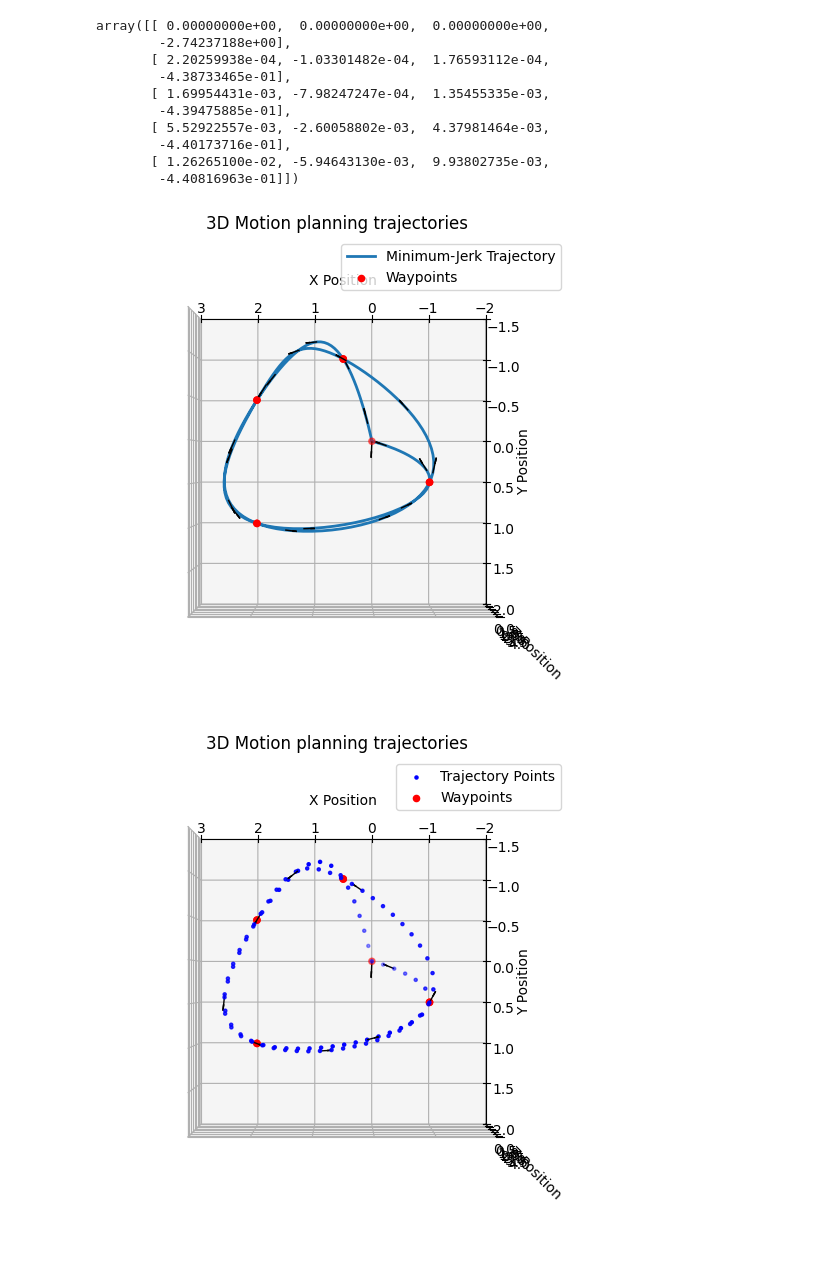
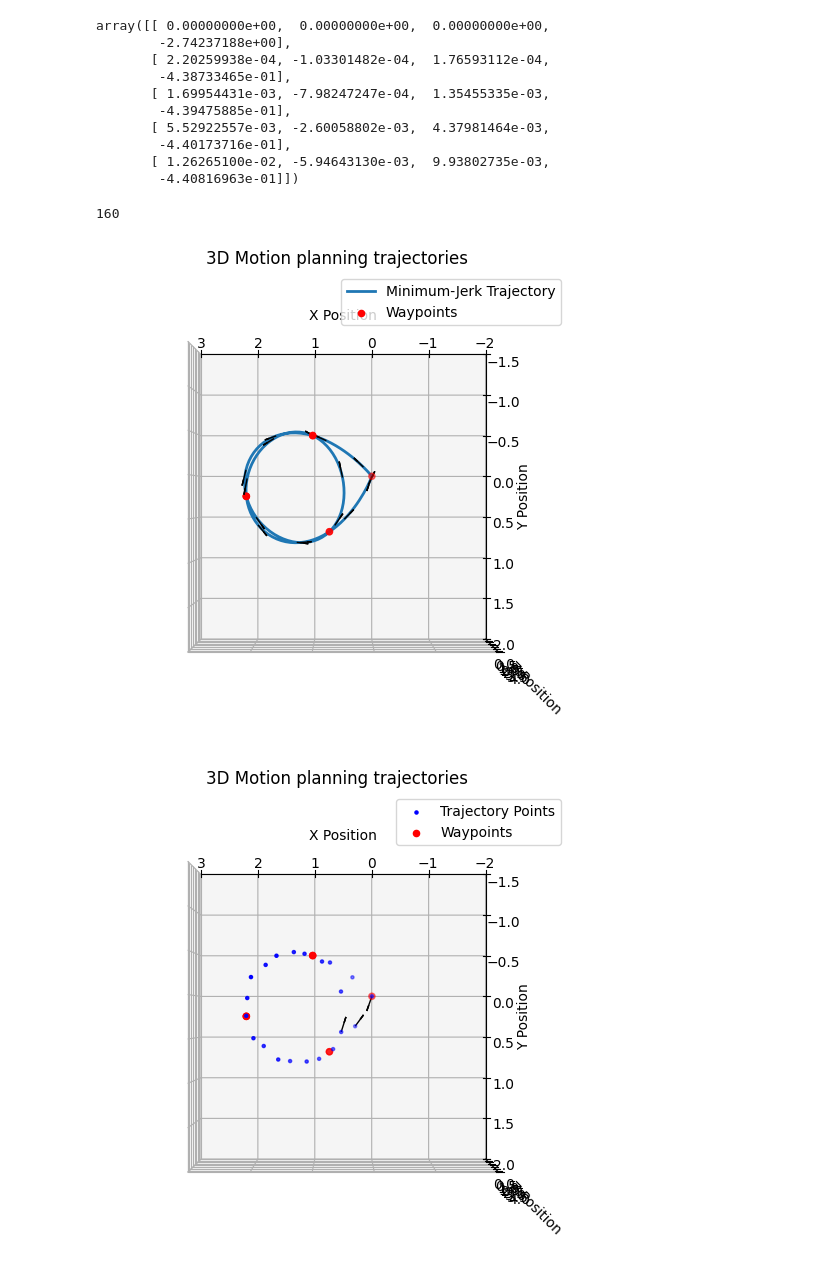
Before and after one commit to MATH-286-Pro/EPFL-MICRO-502-Aerial-Robotics, a Jupyter notebook: Project_2/Planing/test.ipynb, the cells around one changed output. Saved outputs shown, nothing was run; the diff lists cells and outputs as text; code cells hidden in the pictures.

```diff
--- a/Project_2/Planing/test.ipynb
+++ b/Project_2/Planing/test.ipynb
@@ -26,27 +26,29 @@ array([[ 0.00000000e+00,  0.00000000e+00,  0.00000000e+00,
 # %%
 import os
 import sys
 
 # 将上一级目录添加到 sys.path
 parent_dir = os.path.abspath(os.path.join(os.getcwd(), ".."))
 if parent_dir not in sys.path:
     sys.path.insert(0, parent_dir)
 
 import TOOLS
 import pandas as pd
 
 
 cm = 0.01
 HOVER_HEIGHT  = 25*cm
-Trajectory = TOOLS.Trajectory_Class('../../position_records_demo.csv')
+Trajectory = TOOLS.Trajectory_Class('../../position_records.csv')
 
 from planning import MotionPlanner3D
 test_planner = MotionPlanner3D(waypoints = Trajectory.point_list,
                                DEBUG = 0)
 
+print(len(test_planner.trajectory_setpoints))
 test_planner.plot_continuous(None, test_planner.waypoints, test_planner.trajectory_setpoints)
-test_planner.plot_discrete(None, test_planner.waypoints, test_planner.get_compact_trajectory())
+test_planner.plot_discrete(None, test_planner.waypoints, test_planner.get_sparse_trajectory(distance=0.5))
 test_planner.plot_discrete(None, test_planner.waypoints, test_planner.trajectory_setpoints)
 # %% [output]
+160
-[figure, old version]
+[figure, new version]
-[figure, old version]
+[figure, new version]
```
Also changed, not shown: parts of 2 cells of this notebook, 21 other files.
